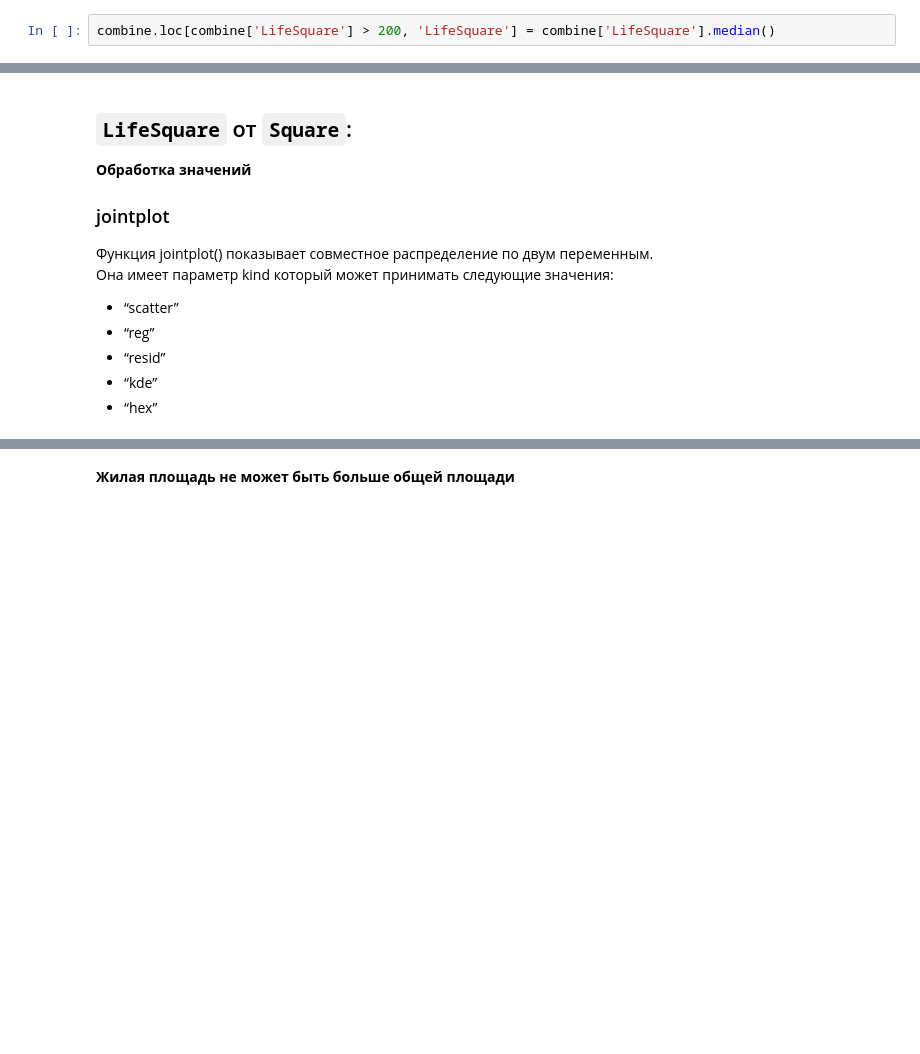
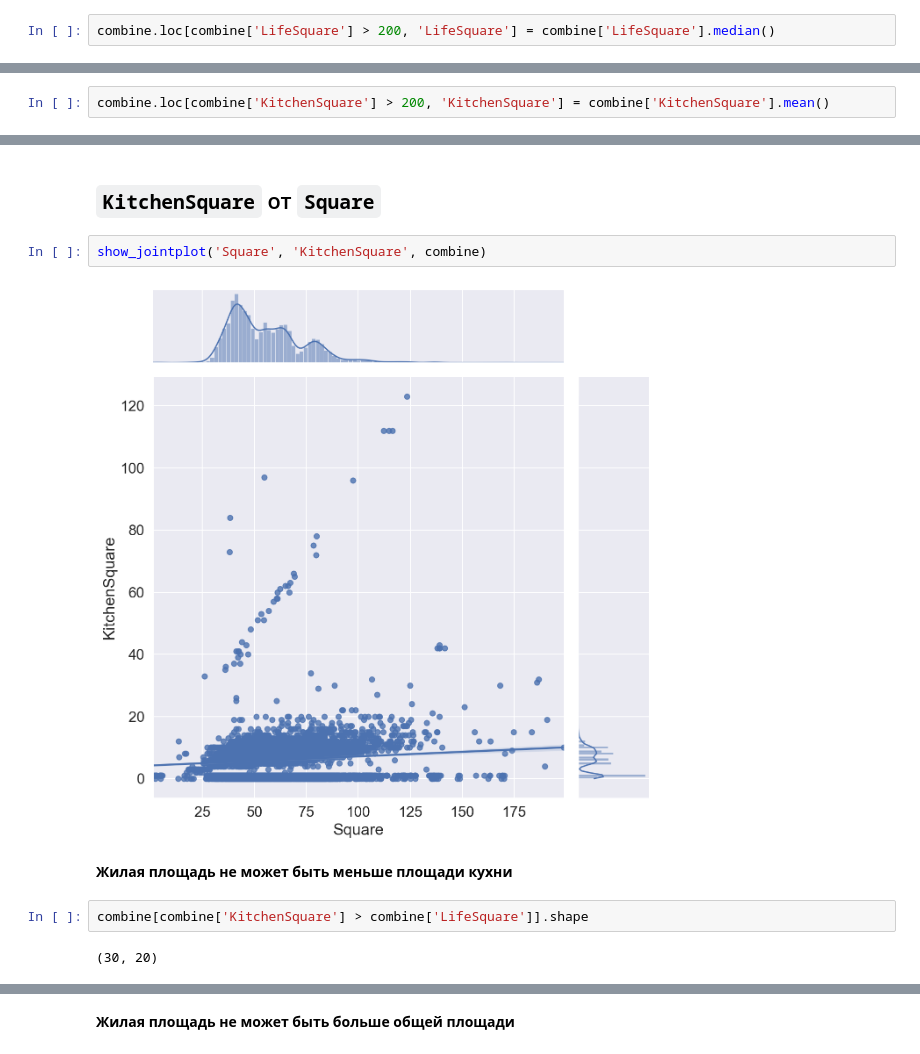
Before and after one commit to SciWake/OLD-Projects-for-Resume, a Jupyter notebook: house-price-prediction/Data_preprocessing.ipynb, the cells around one changed output, grey strips where cells are left out. Cells and saved outputs as stored; diff of their text form; blank space fills up the shorter version.

```diff
--- a/house-price-prediction/Data_preprocessing.ipynb
+++ b/house-price-prediction/Data_preprocessing.ipynb
@@ -307,2 +309,4 @@ combine.loc[combine['LifeSquare'] > 200, 'LifeSquare'] = combine['LifeSquare'].m
+# %%
+combine.loc[combine['KitchenSquare'] > 200, 'KitchenSquare'] = combine['KitchenSquare'].mean()
 # %% [markdown]
 <h1 style="color:black" align="center">Визуализация - поиск выбросов</h1>
@@ -309,14 +325,12 @@ combine.loc[combine['LifeSquare'] > 200, 'LifeSquare'] = combine['LifeSquare'].m
-# %% [markdown]
-## `LifeSquare`  от `Square`:
-
-**Обработка значений**
-
-### jointplot
-
-Функция jointplot() показывает совместное распределение по двум переменным.
-Она имеет параметр kind который может принимать следующие значения:
-- “scatter”
-- “reg”
-- “resid”
-- “kde”
-- “hex”
+# %% [markdown]
+## `KitchenSquare` от `Square`
+# %%
+show_jointplot('Square', 'KitchenSquare', combine)
+# %% [output]
+[figure, added]
+# %% [markdown]
+**Жилая площадь не может быть меньше площади кухни**
+# %%
+combine[combine['KitchenSquare'] > combine['LifeSquare']].shape
+# %% [output]
+(30, 20)
```
Also changed, not shown: parts of 8 cells of this notebook.
